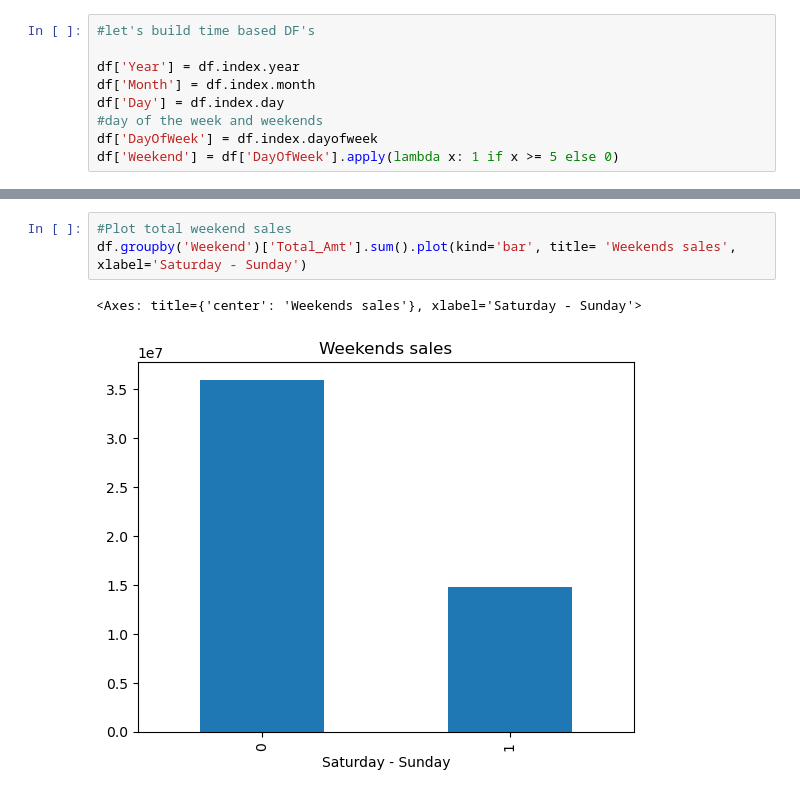
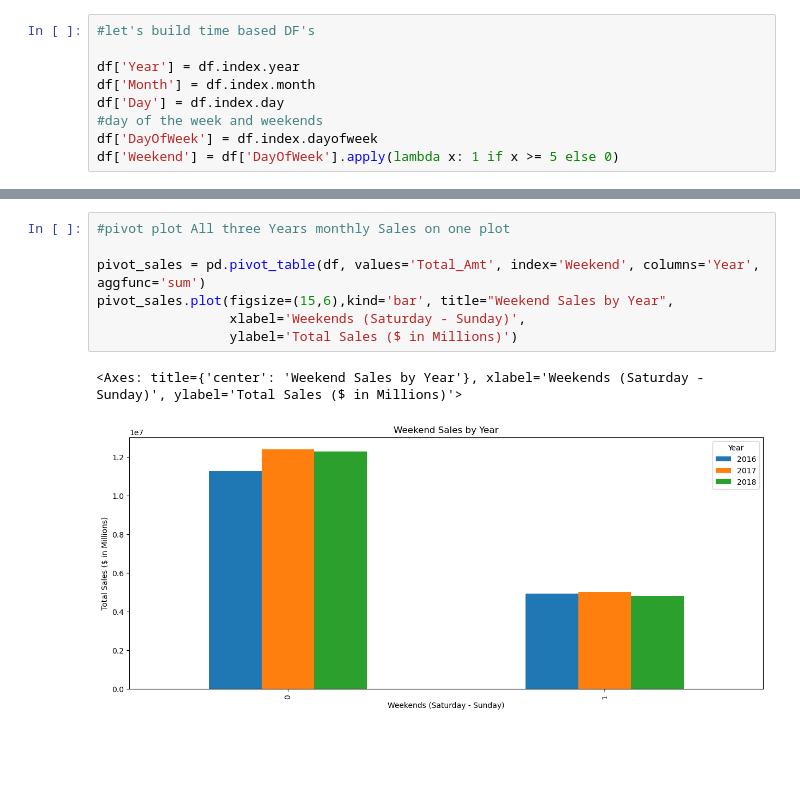
Before and after one commit to PilatusPy/Capstone-II, a Jupyter notebook: store_project/2.1_data_analysis.ipynb, the cells around one changed output, grey strips where cells are left out. Cells and saved outputs as stored; diff of their text form; blank space fills up the shorter version.

```diff
--- a/store_project/2.1_data_analysis.ipynb
+++ b/store_project/2.1_data_analysis.ipynb
@@ -111,9 +125,13 @@ plt.show()
 # %%
-#Plot total weekend sales
-df.groupby('Weekend')['Total_Amt'].sum().plot(kind='bar', title= 'Weekends sales', xlabel='Saturday - Sunday')
+#pivot plot All three Years monthly Sales on one plot
+
+pivot_sales = pd.pivot_table(df, values='Total_Amt', index='Weekend', columns='Year', aggfunc='sum')
+pivot_sales.plot(figsize=(15,6),kind='bar', title="Weekend Sales by Year",
+                 xlabel='Weekends (Saturday - Sunday)',
+                 ylabel='Total Sales ($ in Millions)')
 # %% [output]
-<Axes: title={'center': 'Weekends sales'}, xlabel='Saturday - Sunday'>
+<Axes: title={'center': 'Weekend Sales by Year'}, xlabel='Weekends (Saturday - Sunday)', ylabel='Total Sales ($ in Millions)'>
-[figure, old version]
+[figure, new version]
 # %%
 sales = df.groupby('Product_Category')['Total_Amt'].sum()
 
```
Also changed, not shown: parts of 8 cells of this notebook, 1 other file.
